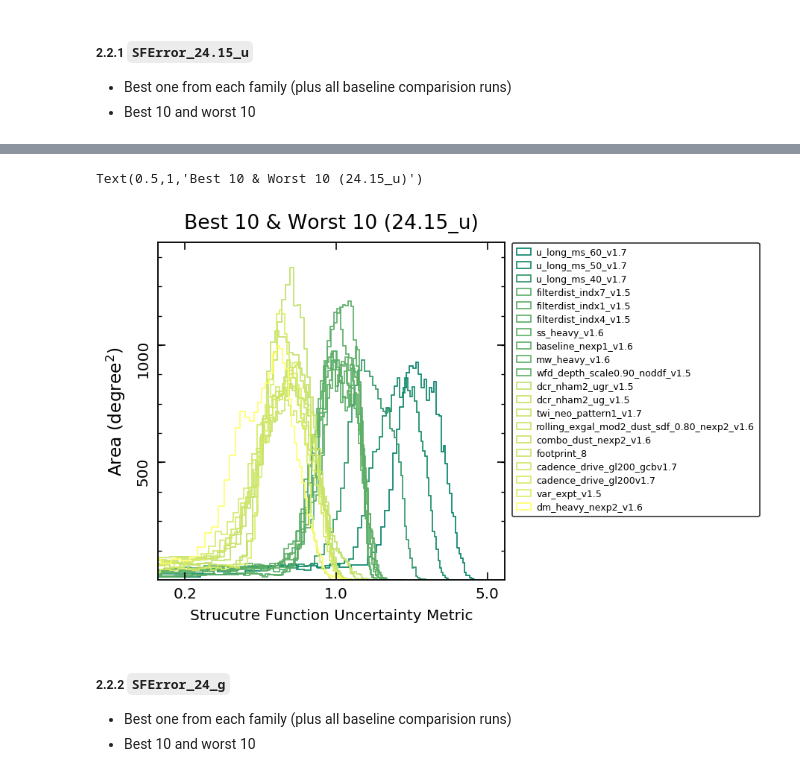
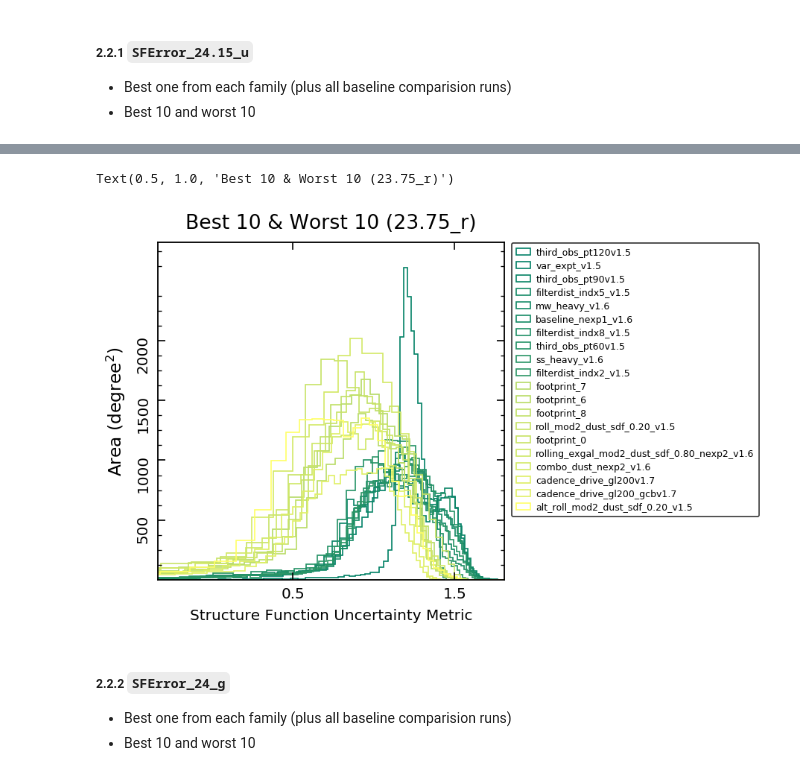
Before and after one commit to RichardsGroup/LSST_SF_Metric, a Jupyter notebook: notebooks/03_Analyze_WFD.ipynb, the cells around one changed output, grey strips where cells are left out. Drawn from its saved outputs; the diff is of its cells as text; code cells hidden in the pictures.

```diff
--- a/notebooks/03_Analyze_WFD.ipynb
+++ b/notebooks/03_Analyze_WFD.ipynb
@@ -48,8 +48,8 @@ from opsimUtils import *
 if your_username == '': # do NOT put your username here, put it in the cell at the top of the notebook.
     raise Exception('Please provide your username!  See the top of the notebook.')
 
-resultDbPath = f'/home/idies/workspace/Temporary/{your_username}/LSST_MAF/wy/Var/SF/RunAll_v1_031721/ResultDBs/'
-metricDataPath = f'/home/idies/workspace/Temporary/{your_username}/LSST_MAF/wy/Var/SF/RunAll_v1_031721/MetricData/'
+resultDbPath = f'/home/idies/workspace/Temporary/{your_username}/LSST_MAF/wy/Var/SF/WFDAll_v2_bin_15_040121//ResultDBs/'
+metricDataPath = f'/home/idies/workspace/Temporary/{your_username}/LSST_MAF/wy/Var/SF/WFDAll_v2_bin_15_040121//MetricData/'
 # %%
 # import metric evaluations
 bundleDicts = {}
@@ -114,8 +114,8 @@ comp_runs = {key:value for (key, value) in
              families.family_baseline.items() if key != 'version_baselines'}
 # %%
 # get the metrics for plotting
-Key1, Key2 = (2, 'SFError_24.15_u'), (4, 'SFError_24_g')
-KeyNames = ['SFError_24.15_u', 'SFError_24_g']
+# Key1, Key2 = (2, 'SFError_24.15_u'), (4, 'SFError_24_g')
+KeyNames = ['SFError_24.15_u', 'SFError_24_g', 'SFError_23.75_r']
 # %% [markdown]
 #### 2.1 Get summary statistics (Median, Mean, etc.)
 # %%
@@ -148,6 +148,13 @@ summary_df_all.loc[summary_df_all.runName.isin(unique_comp_runs), 'family'] = 'b
 
 # sort by family
 summary_df_all = summary_df_all.sort_values('family').set_index('runName')
+# %%
+# remove ddf family
+non_ddf_rows = [row
+                for row
+                in summary_df_all.index
+                if not (('ddf' in row and 'noddf' not in row) or ('dither' in row))]
+summary_df_no_ddf = summary_df_all.loc[non_ddf_rows, :]
 # %% [markdown]
 #### 2.2 Pick the best (according to median values) from each family and plot summary/distributions
 # %%
@@ -155,6 +162,7 @@ summary_df_all = summary_df_all.sort_values('family').set_index('runName')
 norm_run = 'baseline_v1.5_10yrs'
 norm_metric_u = summary_df_all.loc[norm_run, 'SFError_24.15_u_Median']
 norm_metric_g = summary_df_all.loc[norm_run, 'SFError_24_g_Median']
+norm_metric_r = summary_df_all.loc[norm_run, 'SFError_23.75_r_Median']
 # %% [markdown]
 ##### 2.2.1 `SFError_24.15_u`
 - Best one from each family (plus all baseline comparision runs)
@@ -219,67 +404,68 @@ Text(0.5,1,'Best one from every family (24.15_u)')
 fig, ax = plt.subplots(1, 1, figsize=(5, 5), dpi=120)
 
 # resort by metric value
-summary_df_all = summary_df_all.sort_values('SFError_24.15_u_Median')
+summary_df_no_ddf = summary_df_no_ddf.sort_values('SFError_23.75_r_Median')
 
 # create normalization object
-uNormAll = mpl.colors.Normalize(vmin=summary_df_all['SFError_24.15_u_Median'].min(),
-                              vmax=summary_df_all['SFError_24.15_u_Median'].max())
+rNormAll = mpl.colors.LogNorm(vmin=summary_df_no_ddf['SFError_23.75_r_Median'].min(),
+                              vmax=summary_df_no_ddf['SFError_23.75_r_Median'].max())
+
 bins = 60
 density = False
 
 # plot top 10
-for run in summary_df_all.index[:10]:
+for run in summary_df_no_ddf.index[:10]:
 
     # match keys
     keys = [*final_bundleDicts[run].keys()]
-    metricKey = [elem for elem in keys if elem[1] == 'SFError_24.15_u'][0]
+    metricKey = [elem for elem in keys if elem[1] == 'SFError_23.75_r'][0]
 
     # need to mask the pixels that have no available data
     mask = final_bundleDicts[run][metricKey].metricValues.mask
     data = final_bundleDicts[run][metricKey].metricValues.data[~mask]
     data = data[~(np.isnan(data) | np.isinf(data))]
 
-    c = mpl.cm.summer(uNormAll(summary_df_all.loc[run, 'SFError_24.15_u_Median']))
-    ax.hist(norm_metric_u/data, bins=bins, histtype='step', color=c,
+    c = mpl.cm.summer(rNormAll(summary_df_no_ddf.loc[run, 'SFError_23.75_r_Median']))
+    ax.hist(norm_metric_r/data, bins=bins, histtype='step', color=c,
              density=density, label=f"{run.rsplit('_', 1)[0]}")
 
 # plot worst 10
-for run in summary_df_all.index[-10:]:
+for run in summary_df_no_ddf.index[-10:]:
 
     # match keys
     keys = [*final_bundleDicts[run].keys()]
-    metricKey = [elem for elem in keys if elem[1] == 'SFError_24.15_u'][0]
+    metricKey = [elem for elem in keys if elem[1] == 'SFError_23.75_r'][0]
 
     # need to mask the pixels that have no available data
     mask = final_bundleDicts[run][metricKey].metricValues.mask
     data = final_bundleDicts[run][metricKey].metricValues.data[~mask]
     data = data[~(np.isnan(data) | np.isinf(data))]
 
-    c = mpl.cm.summer(uNormAll(summary_df_all.loc[run, 'SFError_24.15_u_Median']))
-    ax.hist(norm_metric_u/data, bins=bins, histtype='step', color=c,
+    c = mpl.cm.summer(rNormAll(summary_df_no_ddf.loc[run, 'SFError_23.75_r_Median']))
+    ax.hist(norm_metric_r/data, bins=bins, histtype='step', color=c,
              density=density, label=f"{run.rsplit('_', 1)[0]}")
 
 
 # tick & format
 ax.set_xscale('log', basex=10)
-ax.set_xbound(lower=0.15, upper=6)
+ax.set_xbound(lower=0.2, upper=2.1)
 ax.tick_params(top=True, right=True, which='both')
-ax.xaxis.set_major_locator(plt.FixedLocator([0.2, 1, 5]))
+ax.xaxis.set_major_locator(plt.FixedLocator([0.1, .5, 1.5]))
 ax.xaxis.set_major_formatter(plt.FormatStrFormatter('%.1f'))
 ax.xaxis.set_minor_locator(plt.NullLocator())
 
 # label & legend
-ax.set_xlabel('Strucutre Function Uncertainty Metric', fontsize=12)
+ax.set_xlabel('Structure Function Uncertainty Metric', fontsize=12)
 ax.legend(fontsize=7.5, bbox_to_anchor=(1.0, 1.02), edgecolor='k', loc=2, labelspacing=0.4)
 
 ax.yaxis.set_major_locator(plt.FixedLocator(np.array([500, 1000, 1500, 2000])/(54.967783/60)**2))
 y_vals = ax.get_yticks()
 ax.set_yticklabels(['{:.0f}'.format(x * (54.967783/60)**2) for x in y_vals], rotation=90)
 ax.set_ylabel('Area ($\mathrm{degree^{2}}$)', labelpad=7)
-plt.title('Best 10 & Worst 10 (24.15_u)')
+plt.title('Best 10 & Worst 10 (23.75_r)')
 # %% [output]
-Text(0.5,1,'Best 10 & Worst 10 (24.15_u)')
+Text(0.5, 1.0, 'Best 10 & Worst 10 (23.75_r)')
-[figure, old version]
+[figure, new version]
 # %% [markdown]
 ##### 2.2.2 `SFError_24_g`
 - Best one from each family (plus all baseline comparision runs)
```
Also changed, not shown: parts of 9 cells of this notebook, 2 other files.
